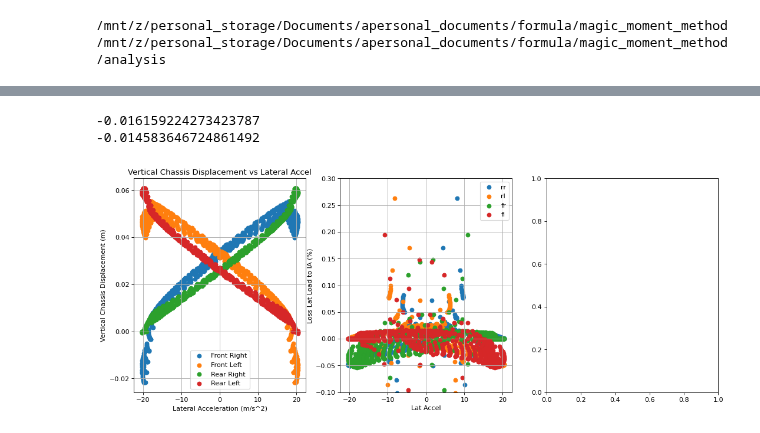
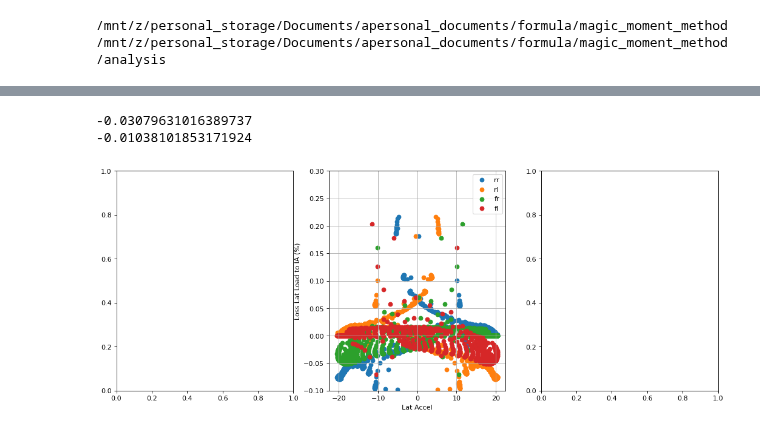
Before and after one commit to LonghornRacingElectric/magic_moment_method, a Jupyter notebook: analysis/MMM_plotter.ipynb, the cells around one changed output, grey strips where cells are left out. Cells and saved outputs as stored; diff of their text form; code cells hidden in the pictures.

```diff
--- a/analysis/MMM_plotter.ipynb
+++ b/analysis/MMM_plotter.ipynb
@@ -171,35 +171,35 @@ axs[2].grid()
 # %%
 fig, axs = plt.subplots(1,3,figsize=(16, 6), dpi=80)
 
-axs[0].scatter(df["vehicle_accelerations_NTB_1"], df["front_left_tire_z_c"], label = "Front Right")
-axs[0].scatter(df["vehicle_accelerations_NTB_1"], df["front_right_tire_z_c"], label = "Front Left")
-axs[0].scatter(df["vehicle_accelerations_NTB_1"], df["rear_left_tire_z_c"], label = "Rear Right")
-axs[0].scatter(df["vehicle_accelerations_NTB_1"], df["rear_right_tire_z_c"], label = "Rear Left")
-axs[0].set_title("Vertical Chassis Displacement vs Lateral Accel")
-axs[0].grid()
-axs[0].set_ylabel("Vertical Chassis Displacement (m)")
-axs[0].set_xlabel("Lateral Acceleration (m/s^2)")
-axs[0].legend()
+# axs[0].scatter(df["vehicle_accelerations_NTB_1"], df["front_left_tire_z_c"], label = "Front Right")
+# axs[0].scatter(df["vehicle_accelerations_NTB_1"], df["front_right_tire_z_c"], label = "Front Left")
+# axs[0].scatter(df["vehicle_accelerations_NTB_1"], df["rear_left_tire_z_c"], label = "Rear Right")
+# axs[0].scatter(df["vehicle_accelerations_NTB_1"], df["rear_right_tire_z_c"], label = "Rear Left")
+# axs[0].set_title("Vertical Chassis Displacement vs Lateral Accel")
+# axs[0].grid()
+# axs[0].set_ylabel("Vertical Chassis Displacement (m)")
+# axs[0].set_xlabel("Lateral Acceleration (m/s^2)")
+# axs[0].legend()
 
 axs[1].scatter(df['vehicle_accelerations_NTB_1'], df['rear_right_tire_inclination_angle_percent_loss'], label='rr')
 axs[1].scatter(df['vehicle_accelerations_NTB_1'], df['rear_left_tire_inclination_angle_percent_loss'], label='rl')
 axs[1].scatter(df['vehicle_accelerations_NTB_1'], df['front_right_tire_inclination_angle_percent_loss'], label='fr')
 axs[1].scatter(df['vehicle_accelerations_NTB_1'], df['front_left_tire_inclination_angle_percent_loss'], label='fl')
 axs[1].legend()
 axs[1].set_xlabel('Lat Accel')
 axs[1].set_ylabel('Loss Lat Load to IA (%)')
 axs[1].set_ylim([-0.1,0.3])
 axs[1].grid()
 print(df['rear_right_tire_inclination_angle_percent_loss'].mean())
 print(df['front_right_tire_inclination_angle_percent_loss'].mean())
 
 # axs[2].scatter(df["vehicle_accelerations_NTB_1"], df["dynamics_total_inclination_angle_percent_loss"])
 # axs[2].grid()
 # print(df['dynamics_total_inclination_angle_percent_loss'].mean())
 # %% [output]
--0.016159224273423787
--0.014583646724861492
+-0.03079631016389737
+-0.01038101853171924
-[figure, old version]
+[figure, new version]
 # %%
 x=df[abs(df["vehicle_accelerations_NTB_1"]) == abs(df["vehicle_accelerations_NTB_1"]).max()].iloc[0]
 # for name, y in x.items():
```
Also changed, not shown: parts of 10 cells of this notebook, 9 other files.
